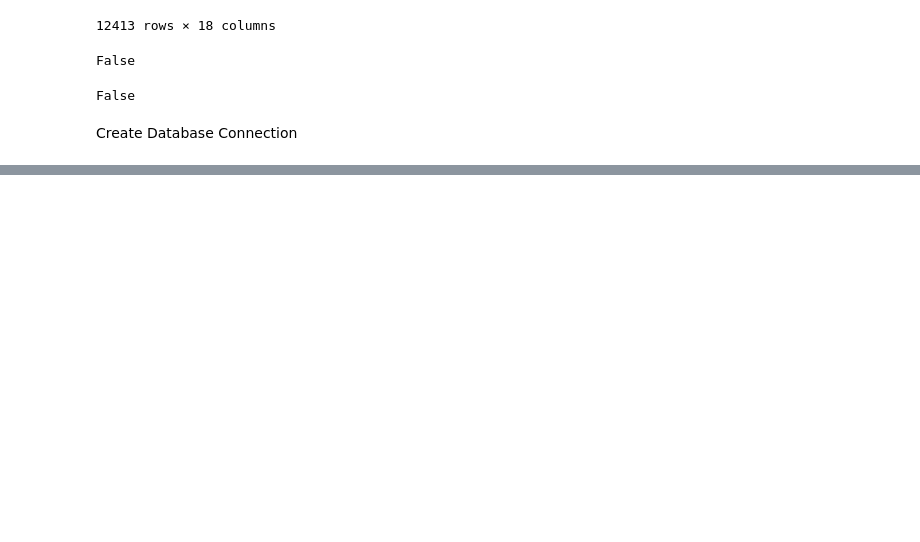
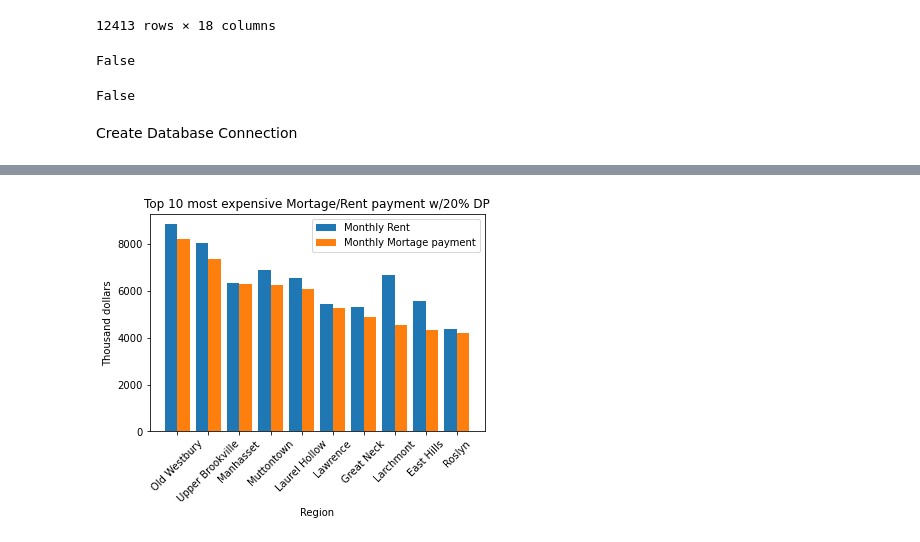
Before and after one commit to Andrewsr220a/CT_Houseing_Project2, a Jupyter notebook: NewDatasets/HouseHunters_N1.ipynb, the cells around one changed output, grey strips where cells are left out. Cells and saved outputs as stored; diff of their text form; code cells hidden in the pictures; blank space fills up the shorter version.

Commit message:
plots

```diff
--- a/NewDatasets/HouseHunters_N1.ipynb
+++ b/NewDatasets/HouseHunters_N1.ipynb
@@ -179,0 +217,44 @@ pd.read_sql_query('select * from sfhomerental', con=engine).head()
+# %%
+# mortage
+# P = L[c(1 + c)^n]/[(1 + c)^n - 1], where "L" is the loan value,
+# "n" is the total number of payments over the life of the loan
+# and "c" is the interest rate for a single payment period.
+
+# for L is value of the house
+# Payments= 30 years 12 months = 360
+# interest 0.04 per year or .0033 monthly
+
+#paying half of L
+
+mortagetable20 = table1
+#mortagetable3 = table1
+
+c=0.0033;
+n=30*12;
+
+mortagetable20['mortage']=(table1['Aversage Sale']*.8)*[(c*(1+c)**(n))/((1+c)**n-1)]
+#mortagetable3['mortage']=(table1['Aversage Sale']*.97)*[(c*(1+c)**(n))/((1+c)**n-1)]
+# %%
+#mortge vs rent in highest mortage cities
+top5mortage=mortagetable20.sort_values('mortage', ascending=False).head(10)
+
+X = top5mortage['RegionName'].tolist()
+#X = top5mortage['State'].tolist()
+Y =top5mortage['Average Rent'].tolist()
+Z = top5mortage['mortage'].tolist()
+
+X_axis = np.arange(len(X))
+
+plt.bar(X_axis - 0.2, Y, 0.4, label = 'Monthly Rent')
+plt.bar(X_axis + 0.2, Z, 0.4, label = 'Monthly Mortage payment')
+plt.xticks(rotation = 45)
+
+plt.xticks(X_axis, X)
+plt.xlabel("Region")
+plt.ylabel("Thousand dollars")
+plt.title("Top 10 most expensive Mortage/Rent payment w/20% DP")
+plt.legend()
+plt.savefig("/Users/karlarobles/House_Hunters_Project2/ImagesHouseHunters/Top10States.png")
+plt.show()
+# %% [output]
+[figure, added]
```
Also changed, not shown: parts of 15 cells of this notebook, 6 other files.
